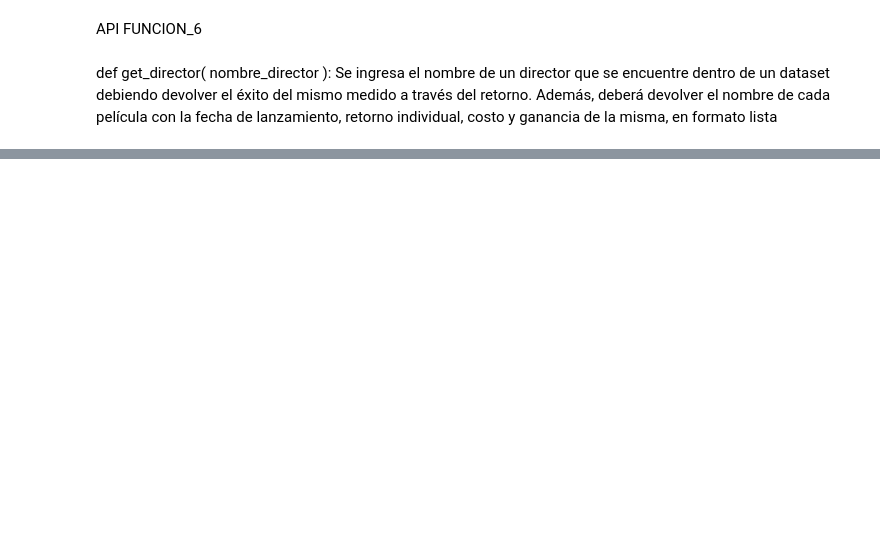
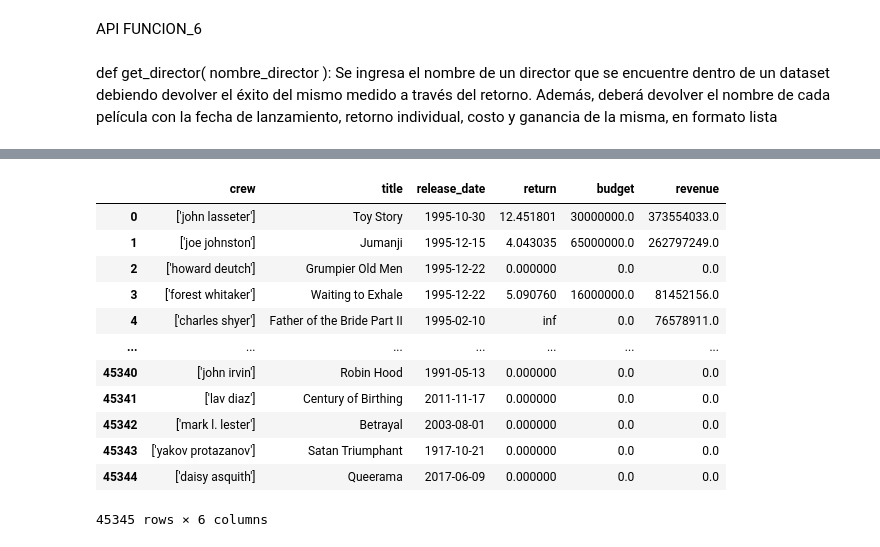
Before and after one commit to Roberto4129/Machine-Learning-Operations, a Jupyter notebook: FUNCIONES.ipynb, the cells around one changed output, grey strips where cells are left out. Saved outputs shown, nothing was run; the diff lists cells and outputs as text; code cells hidden in the pictures; blank space fills up the shorter version.

```diff
--- a/FUNCIONES.ipynb
+++ b/FUNCIONES.ipynb
@@ -343 +277,18 @@ See the caveats in the documentation: https://pandas.pydata.org/pandas-docs/stab
+# %%
+df_6 = pd.read_csv("API1_fucnion6.csv")
+df_6
+# %% [output]
+|  | crew | title | release_date | return | budget | revenue |
+| 0 | ['john lasseter'] | Toy Story | 1995-10-30 | 12.451801 | 30000000.0 | 373554033.0 |
+| 1 | ['joe johnston'] | Jumanji | 1995-12-15 | 4.043035 | 65000000.0 | 262797249.0 |
+| 2 | ['howard deutch'] | Grumpier Old Men | 1995-12-22 | 0.000000 | 0.0 | 0.0 |
+| 3 | ['forest whitaker'] | Waiting to Exhale | 1995-12-22 | 5.090760 | 16000000.0 | 81452156.0 |
+| 4 | ['charles shyer'] | Father of the Bride Part II | 1995-02-10 | inf | 0.0 | 76578911.0 |
+| ... | ... | ... | ... | ... | ... | ... |
+| 45340 | ['john irvin'] | Robin Hood | 1991-05-13 | 0.000000 | 0.0 | 0.0 |
+| 45341 | ['lav diaz'] | Century of Birthing | 2011-11-17 | 0.000000 | 0.0 | 0.0 |
+| 45342 | ['mark l. lester'] | Betrayal | 2003-08-01 | 0.000000 | 0.0 | 0.0 |
+| 45343 | ['yakov protazanov'] | Satan Triumphant | 1917-10-21 | 0.000000 | 0.0 | 0.0 |
+| 45344 | ['daisy asquith'] | Queerama | 2017-06-09 | 0.000000 | 0.0 | 0.0 |
+45345 rows × 6 columns
 # %%
```
Also changed, not shown: parts of 20 cells of this notebook, 1 other file.
